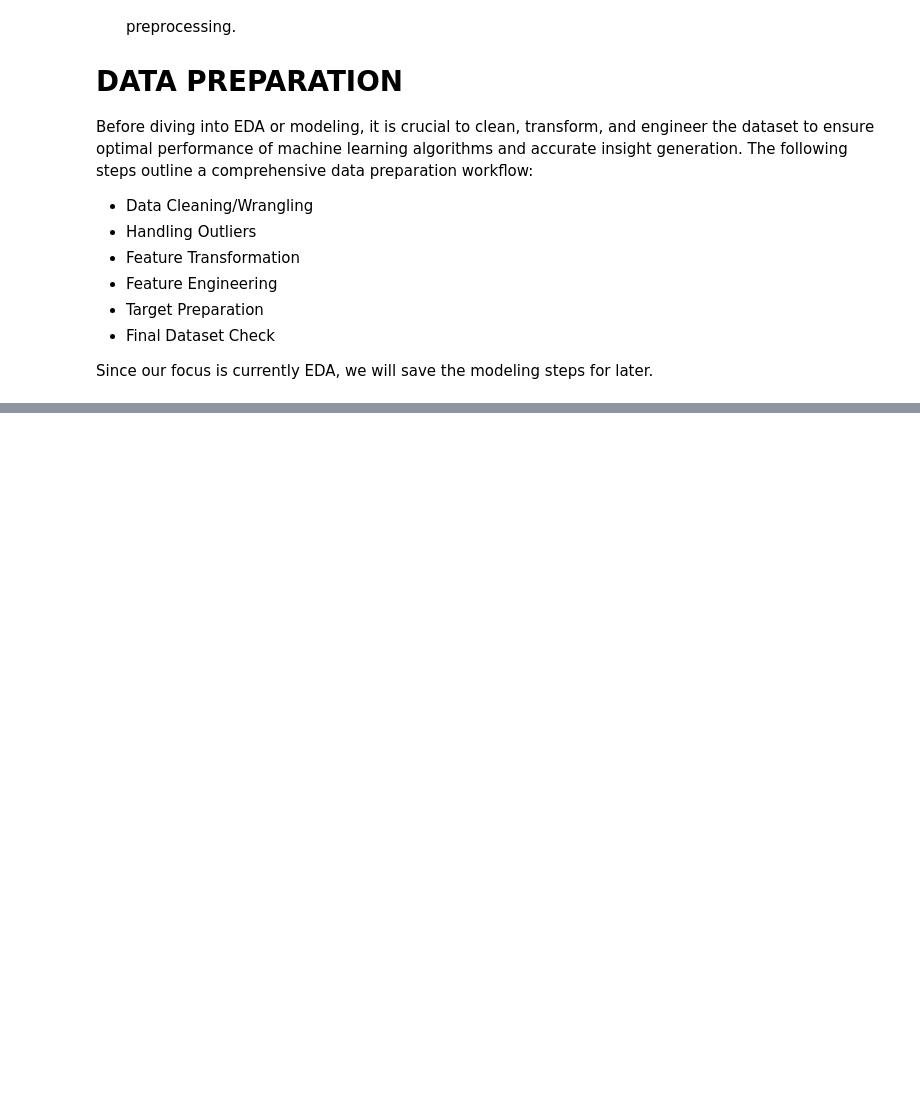
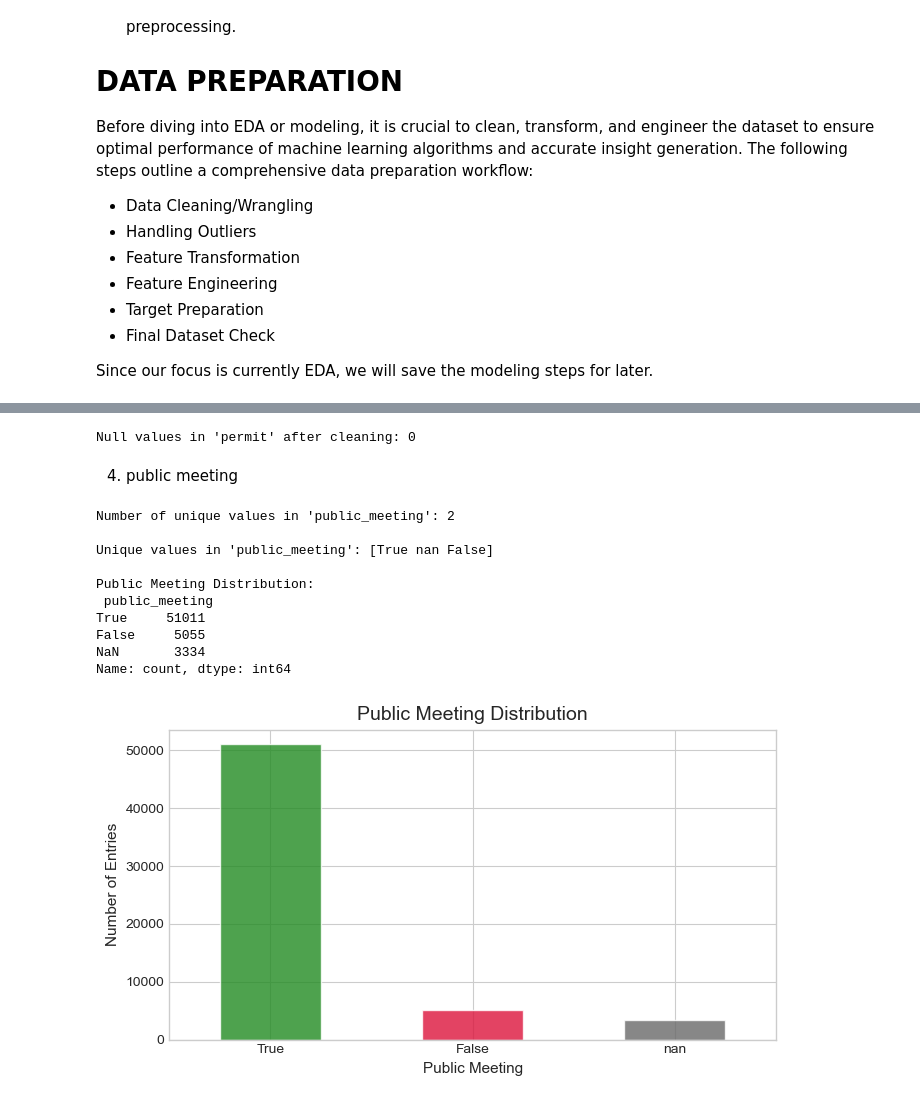
Before and after one commit to Vain-Guy/tanzania-water-well-status-prediction, a Jupyter notebook: TanzaniaWaterWells_EDA.ipynb, the cells around one changed output, grey strips where cells are left out. Saved outputs shown, nothing was run; the diff lists cells and outputs as text; code cells hidden in the pictures; blank space fills up the shorter version.

```diff
--- a/TanzaniaWaterWells_EDA.ipynb
+++ b/TanzaniaWaterWells_EDA.ipynb
@@ -781,0 +1399,51 @@ Since our focus is currently EDA, we will save the modeling steps for later.
+# %%
+train_df['permit'] = train_df['permit'].fillna('Unknown')
+
+# Sanity check
+print("Null values in 'permit' after cleaning:", train_df['permit'].isna().sum())
+# %% [output]
+Null values in 'permit' after cleaning: 0
+# %% [markdown]
+4. public meeting
+# %%
+# Check for unique values
+print("Number of unique values in 'public_meeting':", train_df['public_meeting'].nunique())
+print("\nUnique values in 'public_meeting':", train_df['public_meeting'].unique())
+
+# Count occurrences
+public_meeting_counts = train_df['public_meeting'].value_counts(dropna = False)
+print("\nPublic Meeting Distribution:\n", public_meeting_counts)
+
+# Plot
+plt.figure(figsize=(7, 4))
+
+colors = []
+for x in public_meeting_counts.index:
+    if x == True:
+        colors.append('forestgreen')
+    elif x == False:
+        colors.append('crimson')
+    else:
+        colors.append('dimgray')
+
+ax = public_meeting_counts.plot(kind = 'bar', color = colors, alpha = 0.8, edgecolor = 'white')
+
+# Labels and title
+plt.title("Public Meeting Distribution", fontsize = 14, pad = 7)
+plt.ylabel("Number of Entries", fontsize = 11)
+plt.xlabel("Public Meeting", fontsize = 11)
+ax.set_xticklabels(public_meeting_counts.index, rotation = 0, ha = 'center')
+plt.tight_layout()
+plt.show()
+# %% [output]
+Number of unique values in 'public_meeting': 2
+
+Unique values in 'public_meeting': [True nan False]
+
+Public Meeting Distribution:
+ public_meeting
+True     51011
+False     5055
+NaN       3334
+Name: count, dtype: int64
+[figure, added]
```
Also changed, not shown: parts of 61 cells of this notebook.
